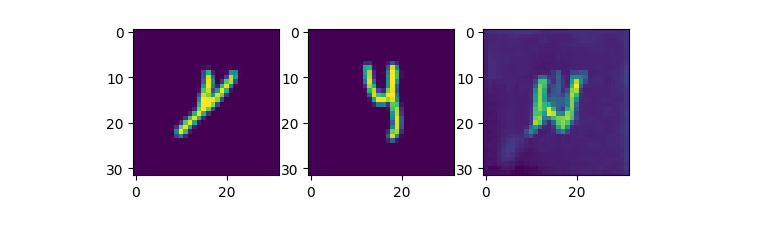
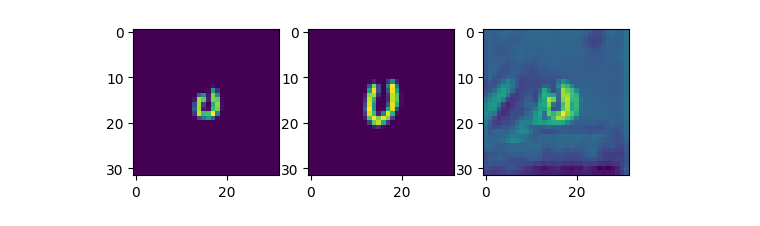
Before and after one commit to njwfish/DistributionConditionedTransport, a Jupyter notebook: notebooks/handwriting.ipynb, the cells around one changed output. Drawn from its saved outputs; the diff is of its cells as text; code cells hidden in the pictures.

```diff
--- a/notebooks/handwriting.ipynb
+++ b/notebooks/handwriting.ipynb
@@ -79,13 +69,13 @@ resample = gen.sample(source_samples.to(device), source_latent.unsqueeze(0), tar
 # %%
 import matplotlib.pyplot as plt
 # visualize 3 channel image
 source_samples = batch['source_samples']
 target_samples = batch['target_samples']
-i = -6
+i = -12
 fig, axs = plt.subplots(1, 3)
 axs[0].imshow(source_samples[i].cpu().numpy().transpose(1, 2, 0))
 axs[1].imshow(target_samples[i].cpu().numpy().transpose(1, 2, 0))
 axs[2].imshow(resample[i].cpu().numpy().transpose(1, 2, 0))
 plt.show()
 # %% [output]
-[figure, old version]
+[figure, new version]
```
Also changed, not shown: parts of 3 cells of this notebook, 4 other files.
